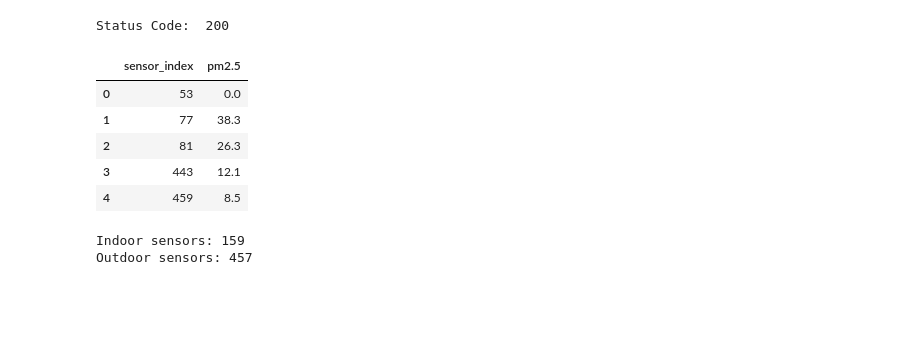
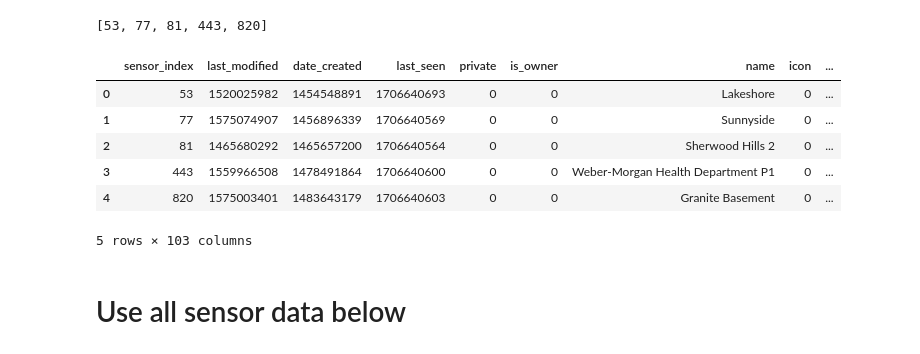
Before and after one commit to jaredfeldman/AI4AQ, a Jupyter notebook: EDA/purple-air-eda.ipynb, the cells around one changed output. Cells and saved outputs as stored; diff of their text form; code cells hidden in the pictures; blank space fills up the shorter version.

Commit message:
rough EDA and findings for purple air

```diff
--- a/EDA/purple-air-eda.ipynb
+++ b/EDA/purple-air-eda.ipynb
@@ -67,39 +18,39 @@ indoor_df
-# %%
-## GET ALL OUTDOOR SENSORS IN SLC AREA AS DEFINED BY LAT/LONG BOX IN REPO
-
-# Cost of this cell: 919 points
-
-# top left corner of box
-NWlat = 41.99
-NWlng = -113.22
-
-# bottom right corner of box
-SElat = 39.77
-SElng = -111.07
-
-# location_type = 0 for outdoor sensors
-outdoor_url = 'https://api.purpleair.com/v1/sensors?fields=pm2.5&location_type=0&nwlng=' + str(NWlng) + '&nwlat='+ str(NWlat) + '&selng=' + str(SElng) + '&selat=' + str(SElat)
-
-outdoor_response = requests.get(outdoor_url, headers=headers)
-print("Status Code: ", outdoor_response.status_code)
-
-outdoor_content = json.loads(outdoor_response.content)
-outdoor_data = outdoor_content["data"]
-outdoor_columns = outdoor_content["fields"]
-
-outdoor_df = pd.DataFrame(outdoor_data, columns=outdoor_columns)
-outdoor_df.head()
-# %% [output]
-Status Code:  200
-|  | sensor_index | pm2.5 |
-| 0 | 53 | 0.0 |
-| 1 | 77 | 38.3 |
-| 2 | 81 | 26.3 |
-| 3 | 443 | 12.1 |
-| 4 | 459 | 8.5 |
-# %%
-print(f'Indoor sensors: {indoor_df.shape[0]}')
-print(f'Outdoor sensors: {outdoor_df.shape[0]}')
-# %% [output]
-Indoor sensors: 159
-Outdoor sensors: 457
+# %%
+# open variables json and assign to p_air_vars variable
+with open('purple-air-variables.json') as f:
+    p_air_vars = json.load(f)
+
+# pull in the list of test sensors as sensor_test
+sensor_test = p_air_vars['sensor_test']
+sensor_test
+# %% [output]
+[53, 77, 81, 443, 820]
+# %%
+# create function to pull all data from a sensor
+def pull_sensor_data(sensor_id, p_air_READ_API_key):
+    url = f"https://api.purpleair.com/v1/sensors/{sensor_id}"
+    headers = {
+        "X-API-Key": p_air_READ_API_key
+        }
+
+    sensor_response = requests.get(url, headers=headers)
+    sensor_response_json = sensor_response.json()
+    sensor_data = sensor_response_json.get('sensor')
+    return sensor_data
+# %%
+list_of_test_sensors = []
+
+for sensor in sensor_test:
+    sensor_data = pull_sensor_data(sensor, api_read_key)
+    list_of_test_sensors.append(sensor_data)
+# %%
+sample_sensor_df = pd.DataFrame(list_of_test_sensors)
+sample_sensor_df
+# %% [output]
+|  | sensor_index | last_modified | date_created | last_seen | private | is_owner | name | icon | ... |
+| 0 | 53 | 1520025982 | 1454548891 | 1706640693 | 0 | 0 | Lakeshore | 0 | ... |
+| 1 | 77 | 1575074907 | 1456896339 | 1706640569 | 0 | 0 | Sunnyside | 0 | ... |
+| 2 | 81 | 1465680292 | 1465657200 | 1706640564 | 0 | 0 | Sherwood Hills 2 | 0 | ... |
+| 3 | 443 | 1559966508 | 1478491864 | 1706640600 | 0 | 0 | Weber-Morgan Health Department P1 | 0 | ... |
+| 4 | 820 | 1575003401 | 1483643179 | 1706640603 | 0 | 0 | Granite Basement | 0 | ... |
+5 rows × 103 columns
@@ -105,0 +63,2 @@ Outdoor sensors: 457
+# %% [markdown]
+# Use all sensor data below
```
Also changed, not shown: parts of 12 cells of this notebook, 5 other files.
